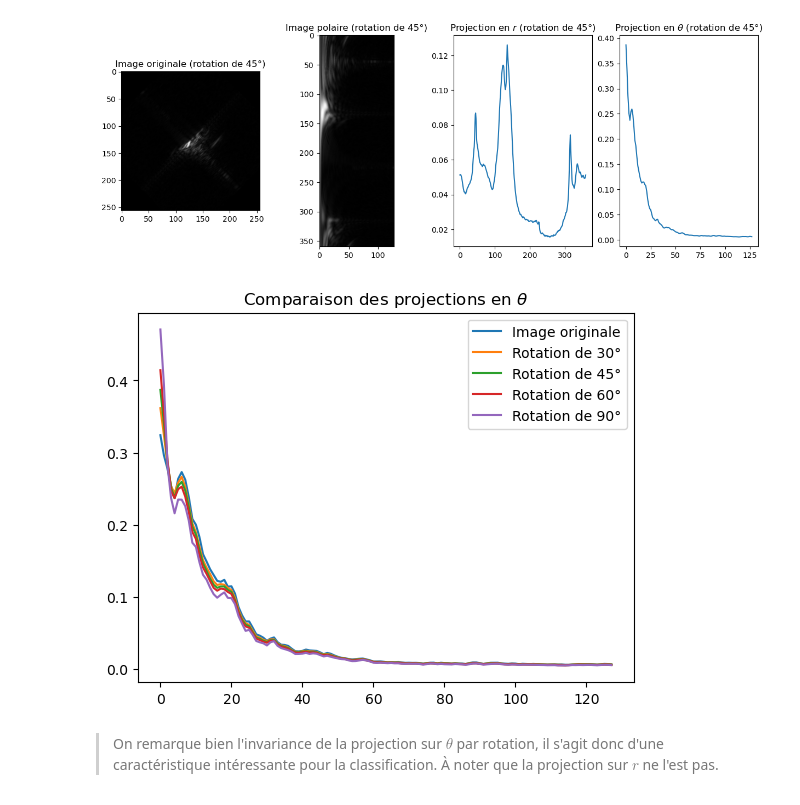
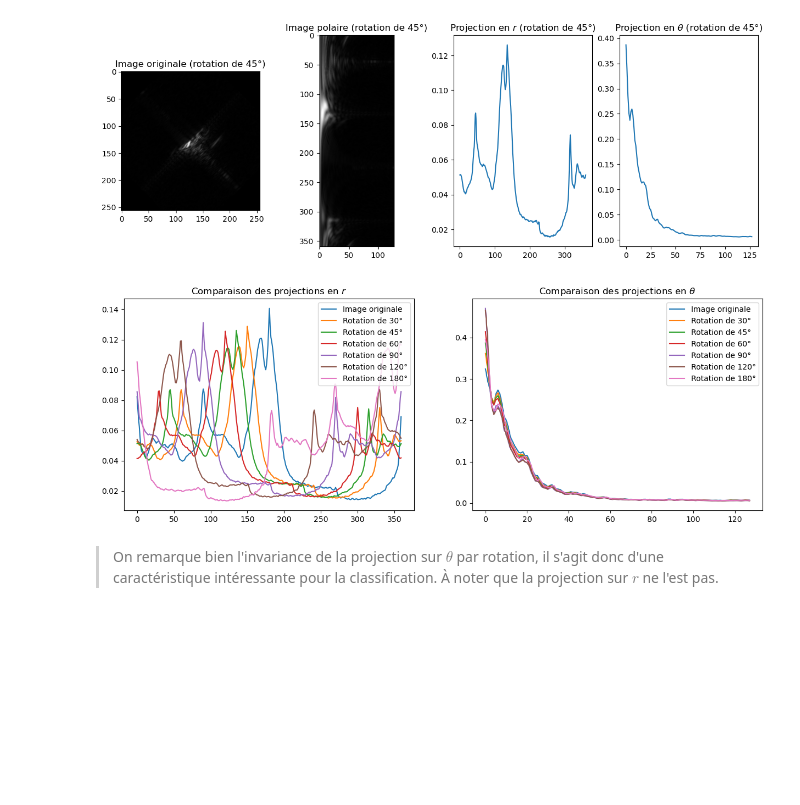
Before and after one commit to thomas40510/MLMythe, a Jupyter notebook: BE-noté/BE noté PRV.ipynb, the cells around one changed output. Drawn from its saved outputs; the diff is of its cells as text; code cells hidden in the pictures; blank space fills up the shorter version.

```diff
--- a/BE-noté/BE noté PRV.ipynb
+++ b/BE-noté/BE noté PRV.ipynb
@@ -285,9 +260,13 @@ def proj_theta(img):
     proj = np.sum(img, axis=0)
     return proj / np.linalg.norm(proj)
 # %%
-def polaire_proj(img, center, radius):
+def polaire_proj(img, center=(0, 0), radius=1):
     # on applique la transformation polaire à une image
     # on retourne l'image transformée et ses projections sur r et theta
+    if center == (0, 0):
+        center = (img.shape[0]//2, img.shape[1]//2)
+    if radius == 1:
+        radius = img.shape[0]//2
     img_polaire = polaire(img, center, radius)
     return img_polaire, proj_r(img_polaire), proj_theta(img_polaire)
 # %%
@@ -326,16 +305,24 @@ plt.show()
 [figure]
 [figure]
 # %%
-plt.plot(projTheta, label="Image originale")
-for theta in [30, 45, 60, 90]:
+fig, ax = plt.subplots(1, 2, figsize=(15, 5))
+ax[0].plot(projR, label="Image originale")
+for theta in [30, 45, 60, 90, 120, 180]:
     img_rot = rotation(img, theta)
-    pol_rot, projR_rot, projTheta_rot = polaire_proj(img_rot, center = (img.shape[0]//2, img.shape[1]//2), radius = img.shape[0]//2)
-    plt.plot(projTheta_rot, label=f"Rotation de {theta}°")
-plt.legend()
-plt.title("Comparaison des projections en $\\theta$")
+    pol_rot, projR_rot, projTheta_rot = polaire_proj(img_rot)
+    ax[0].plot(projR_rot, label=f"Rotation de {theta}°")
+ax[0].legend()
+ax[0].set_title("Comparaison des projections en $r$")
+ax[1].plot(projTheta, label="Image originale")
+for theta in [30, 45, 60, 90, 120, 180]:
+    img_rot = rotation(img, theta)
+    pol_rot, projR_rot, projTheta_rot = polaire_proj(img_rot)
+    ax[1].plot(projTheta_rot, label=f"Rotation de {theta}°")
+ax[1].legend()
+ax[1].set_title("Comparaison des projections en $\\theta$")
 plt.show()
 # %% [output]
-[figure, old version]
+[figure, new version]
 # %% [markdown]
 > On remarque bien l'invariance de la projection sur $\theta$ par rotation, il s'agit donc d'une caractéristique intéressante pour la classification. À noter que la projection sur $r$ ne l'est pas.
 # %% [markdown]
```
Also changed, not shown: parts of 16 cells of this notebook.
